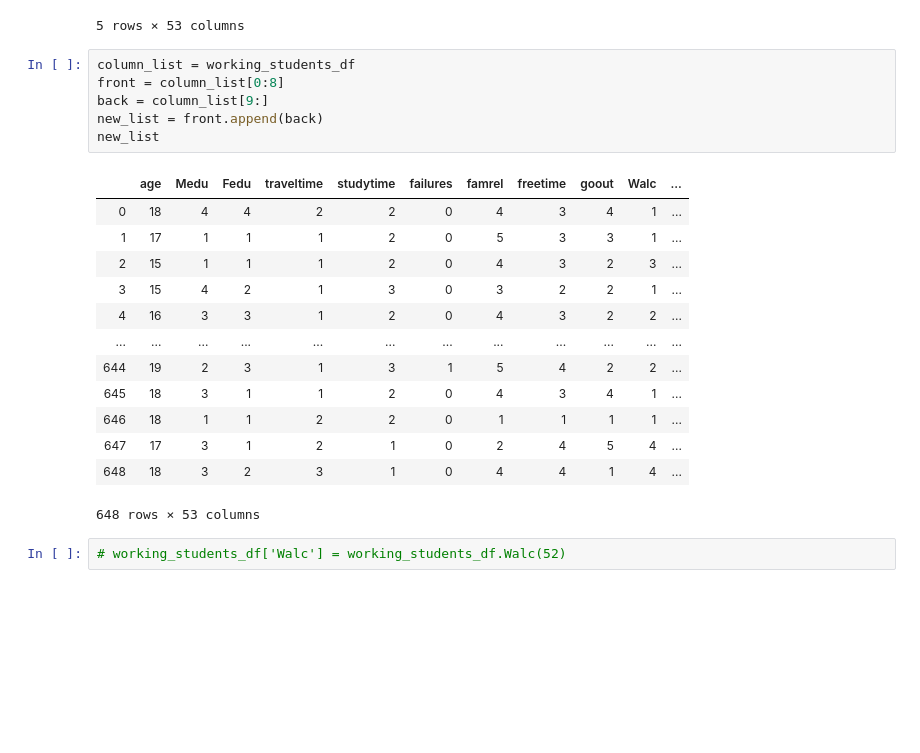
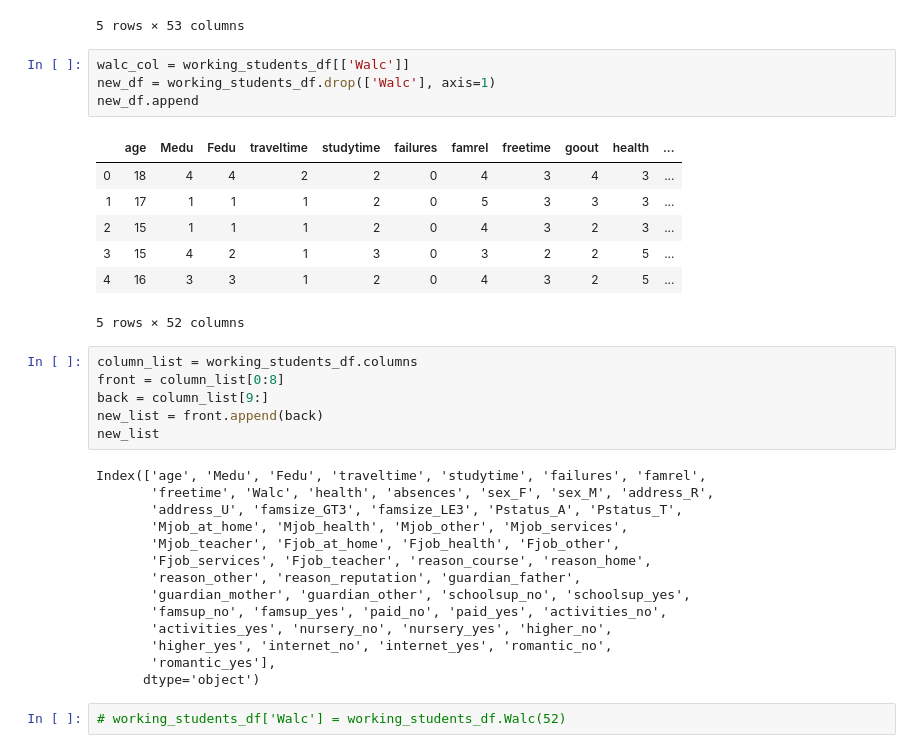
Before and after one commit to SamKraus/project3, a Jupyter notebook: FinalProjectML_Eric.ipynb, the cells around one changed output. Drawn from its saved outputs; the diff is of its cells as text; blank space fills up the shorter version.

```diff
--- a/FinalProjectML_Eric.ipynb
+++ b/FinalProjectML_Eric.ipynb
@@ -113,26 +113,38 @@ working_students_df.head()
 | 3 | 15 | 4 | 2 | 1 | 3 | 0 | 3 | 2 | 2 | 1 | ... |
 | 4 | 16 | 3 | 3 | 1 | 2 | 0 | 4 | 3 | 2 | 2 | ... |
 5 rows × 53 columns
+# %%
+walc_col = working_students_df[['Walc']]
+new_df = working_students_df.drop(['Walc'], axis=1)
+new_df.append
+# %% [output]
+|  | age | Medu | Fedu | traveltime | studytime | failures | famrel | freetime | goout | health | ... |
+| 0 | 18 | 4 | 4 | 2 | 2 | 0 | 4 | 3 | 4 | 3 | ... |
+| 1 | 17 | 1 | 1 | 1 | 2 | 0 | 5 | 3 | 3 | 3 | ... |
+| 2 | 15 | 1 | 1 | 1 | 2 | 0 | 4 | 3 | 2 | 3 | ... |
+| 3 | 15 | 4 | 2 | 1 | 3 | 0 | 3 | 2 | 2 | 5 | ... |
+| 4 | 16 | 3 | 3 | 1 | 2 | 0 | 4 | 3 | 2 | 5 | ... |
+5 rows × 52 columns
 # %%
-column_list = working_students_df
+column_list = working_students_df.columns
 front = column_list[0:8]
 back = column_list[9:]
 new_list = front.append(back)
 new_list
 # %% [output]
-|  | age | Medu | Fedu | traveltime | studytime | failures | famrel | freetime | goout | Walc | ... |
-| 0 | 18 | 4 | 4 | 2 | 2 | 0 | 4 | 3 | 4 | 1 | ... |
-| 1 | 17 | 1 | 1 | 1 | 2 | 0 | 5 | 3 | 3 | 1 | ... |
-| 2 | 15 | 1 | 1 | 1 | 2 | 0 | 4 | 3 | 2 | 3 | ... |
-| 3 | 15 | 4 | 2 | 1 | 3 | 0 | 3 | 2 | 2 | 1 | ... |
-| 4 | 16 | 3 | 3 | 1 | 2 | 0 | 4 | 3 | 2 | 2 | ... |
-| ... | ... | ... | ... | ... | ... | ... | ... | ... | ... | ... | ... |
-| 644 | 19 | 2 | 3 | 1 | 3 | 1 | 5 | 4 | 2 | 2 | ... |
-| 645 | 18 | 3 | 1 | 1 | 2 | 0 | 4 | 3 | 4 | 1 | ... |
-| 646 | 18 | 1 | 1 | 2 | 2 | 0 | 1 | 1 | 1 | 1 | ... |
-| 647 | 17 | 3 | 1 | 2 | 1 | 0 | 2 | 4 | 5 | 4 | ... |
-| 648 | 18 | 3 | 2 | 3 | 1 | 0 | 4 | 4 | 1 | 4 | ... |
-648 rows × 53 columns
+Index(['age', 'Medu', 'Fedu', 'traveltime', 'studytime', 'failures', 'famrel',
+       'freetime', 'Walc', 'health', 'absences', 'sex_F', 'sex_M', 'address_R',
+       'address_U', 'famsize_GT3', 'famsize_LE3', 'Pstatus_A', 'Pstatus_T',
+       'Mjob_at_home', 'Mjob_health', 'Mjob_other', 'Mjob_services',
+       'Mjob_teacher', 'Fjob_at_home', 'Fjob_health', 'Fjob_other',
+       'Fjob_services', 'Fjob_teacher', 'reason_course', 'reason_home',
+       'reason_other', 'reason_reputation', 'guardian_father',
+       'guardian_mother', 'guardian_other', 'schoolsup_no', 'schoolsup_yes',
+       'famsup_no', 'famsup_yes', 'paid_no', 'paid_yes', 'activities_no',
+       'activities_yes', 'nursery_no', 'nursery_yes', 'higher_no',
+       'higher_yes', 'internet_no', 'internet_yes', 'romantic_no',
+       'romantic_yes'],
+      dtype='object')
 # %%
 # working_students_df['Walc'] = working_students_df.Walc(52)
 # %%
```
Also changed, not shown: parts of 1 cell of this notebook.
